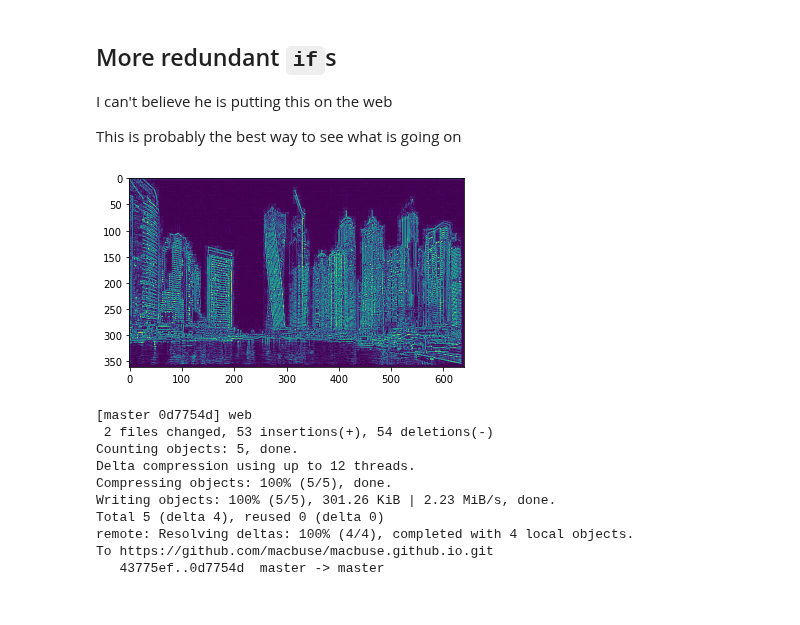
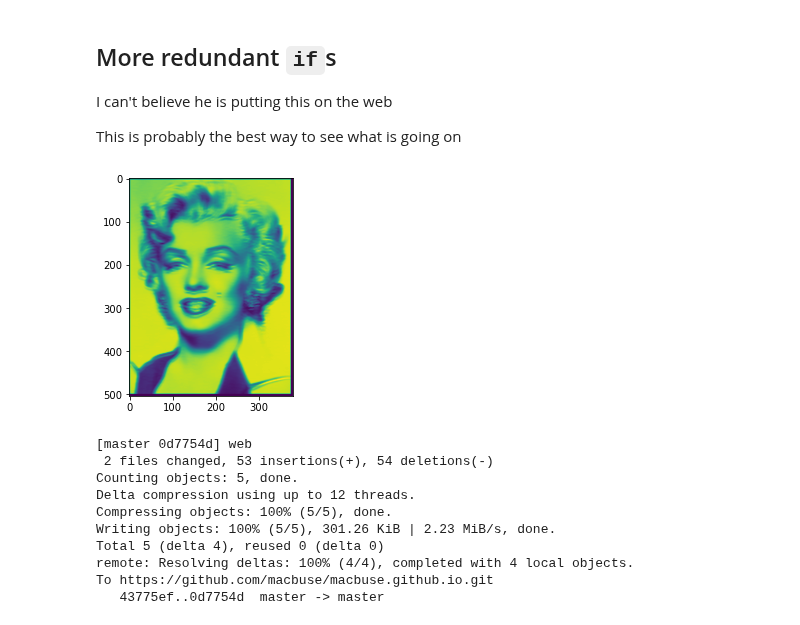
Before and after one commit to macbuse/macbuse.github.io, a Jupyter notebook: PROG/image_convol.ipynb, the cells around one changed output. Saved outputs shown, nothing was run; the diff lists cells and outputs as text; code cells hidden in the pictures.

```diff
--- a/PROG/image_convol.ipynb
+++ b/PROG/image_convol.ipynb
@@ -366,16 +366,25 @@ def convolve2D(image,
 # %%
 kernel = np.array([[-1, -1, -1],
                    [-1,  8, -1],
                    [-1, -1, -1]])
 
-image = processImage('./test_image.jpg')
+kernel = 2*np.ones((20,20))
+kernel[5:10, 5:10] = -20
+kernel /= kernel.sum()
+
+kernel = -20*np.ones((10,10))
+kernel[4:8] = 10
+kernel /= kernel.sum()
+
+
+image = processImage('marilyn.png')
 
 output = convolve2D(image, kernel, padding=2)
-cv2.imwrite('2DConvolved.jpg', output);
-im = imageio.imread('./2DConvolved.jpg')
+cv2.imwrite('2DConvolved.png', output);
+im = imageio.imread('./2DConvolved.png')
 plt.imshow(im);
 # %% [output]
-[figure, old version]
+[figure, new version]
 # %%
 ! ../.g
 # %% [output]
```
Also changed, not shown: parts of 1 cell of this notebook, 2 other files.
